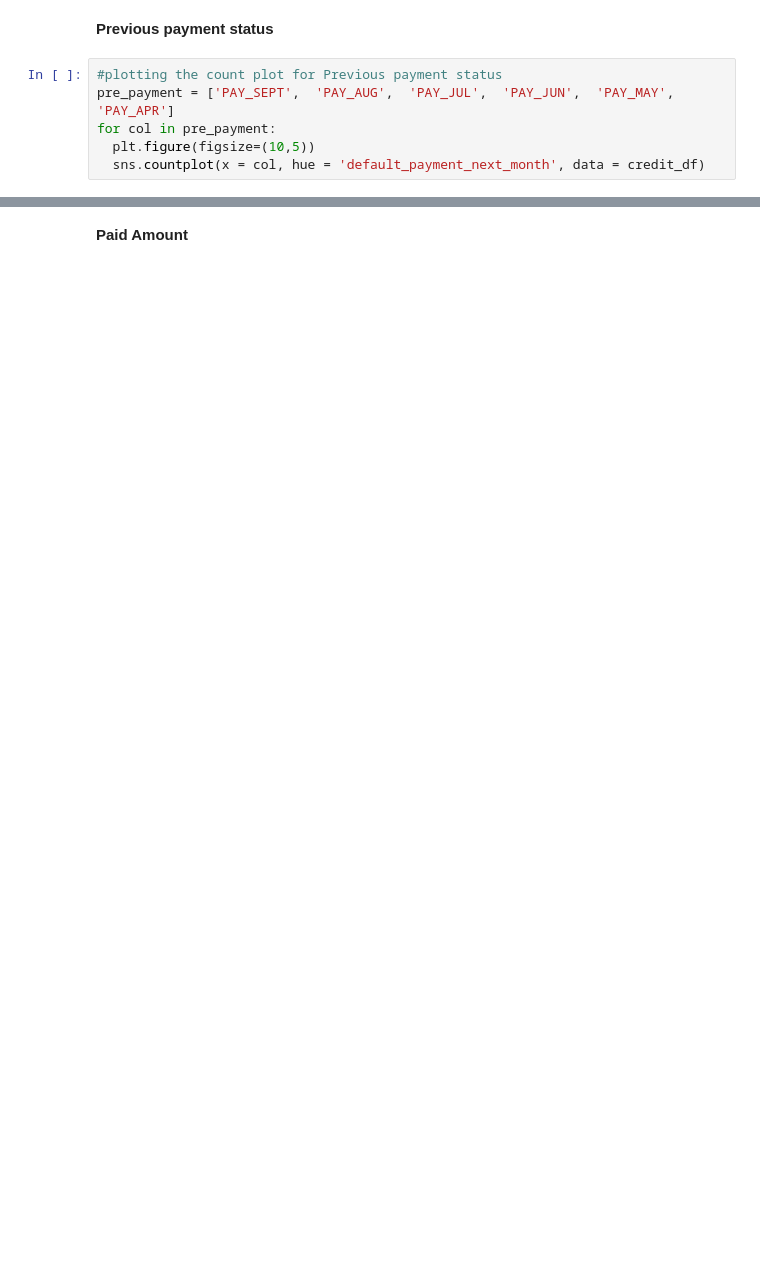
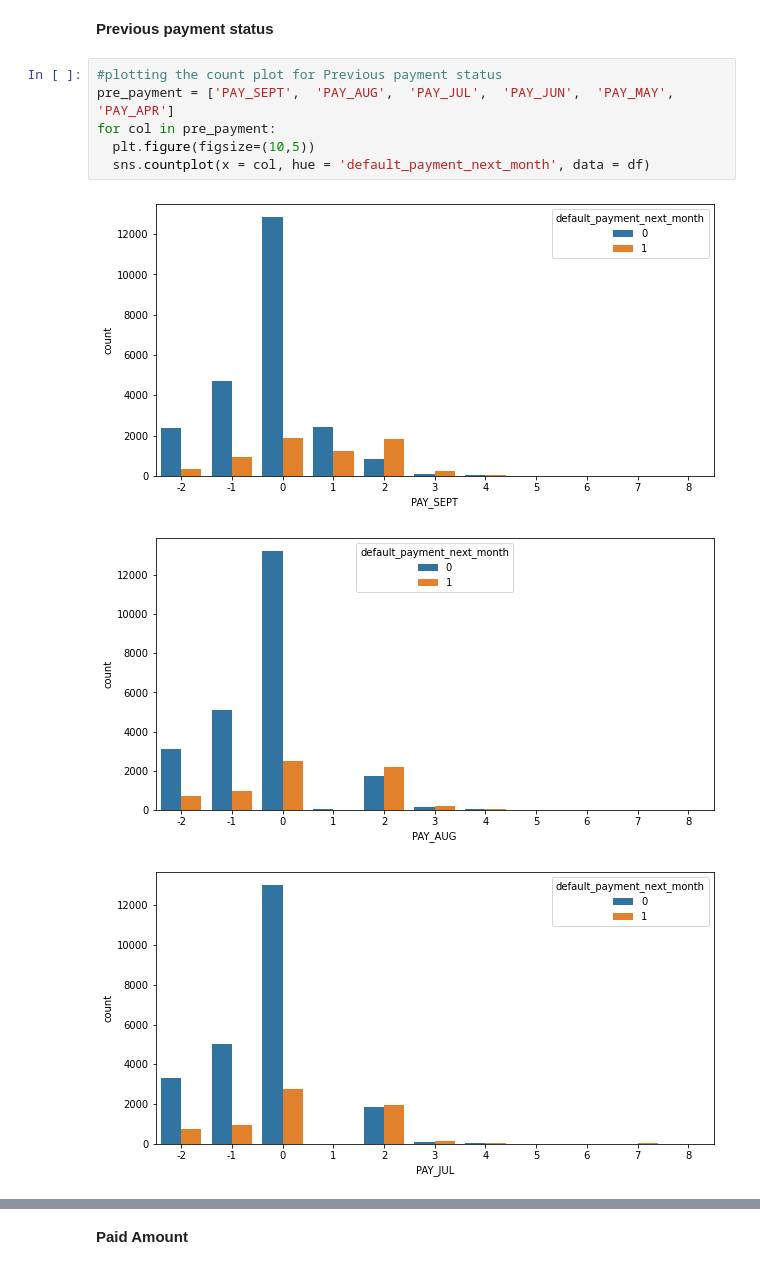
Before and after one commit to sushant8525/credit-card-default-prediction, a Jupyter notebook: Credit Card Default Prediction - Capstone Project.ipynb, the cells around one changed output, grey strips where cells are left out. Drawn from its saved outputs; the diff is of its cells as text; blank space fills up the shorter version.

```diff
--- a/Credit Card Default Prediction - Capstone Project.ipynb
+++ b/Credit Card Default Prediction - Capstone Project.ipynb
@@ -655,6 +666,10 @@ sns.pairplot(data = total_bill_amnt_df)
 # %%
 #plotting the count plot for Previous payment status
 pre_payment = ['PAY_SEPT',	'PAY_AUG',	'PAY_JUL',	'PAY_JUN',	'PAY_MAY',	'PAY_APR']
 for col in pre_payment:
   plt.figure(figsize=(10,5))
-  sns.countplot(x = col, hue = 'default_payment_next_month', data = credit_df)
+  sns.countplot(x = col, hue = 'default_payment_next_month', data = df)
+# %% [output]
+[figure, added]
+[figure, added]
+[figure, added]
```
Also changed, not shown: parts of 9 cells of this notebook.
